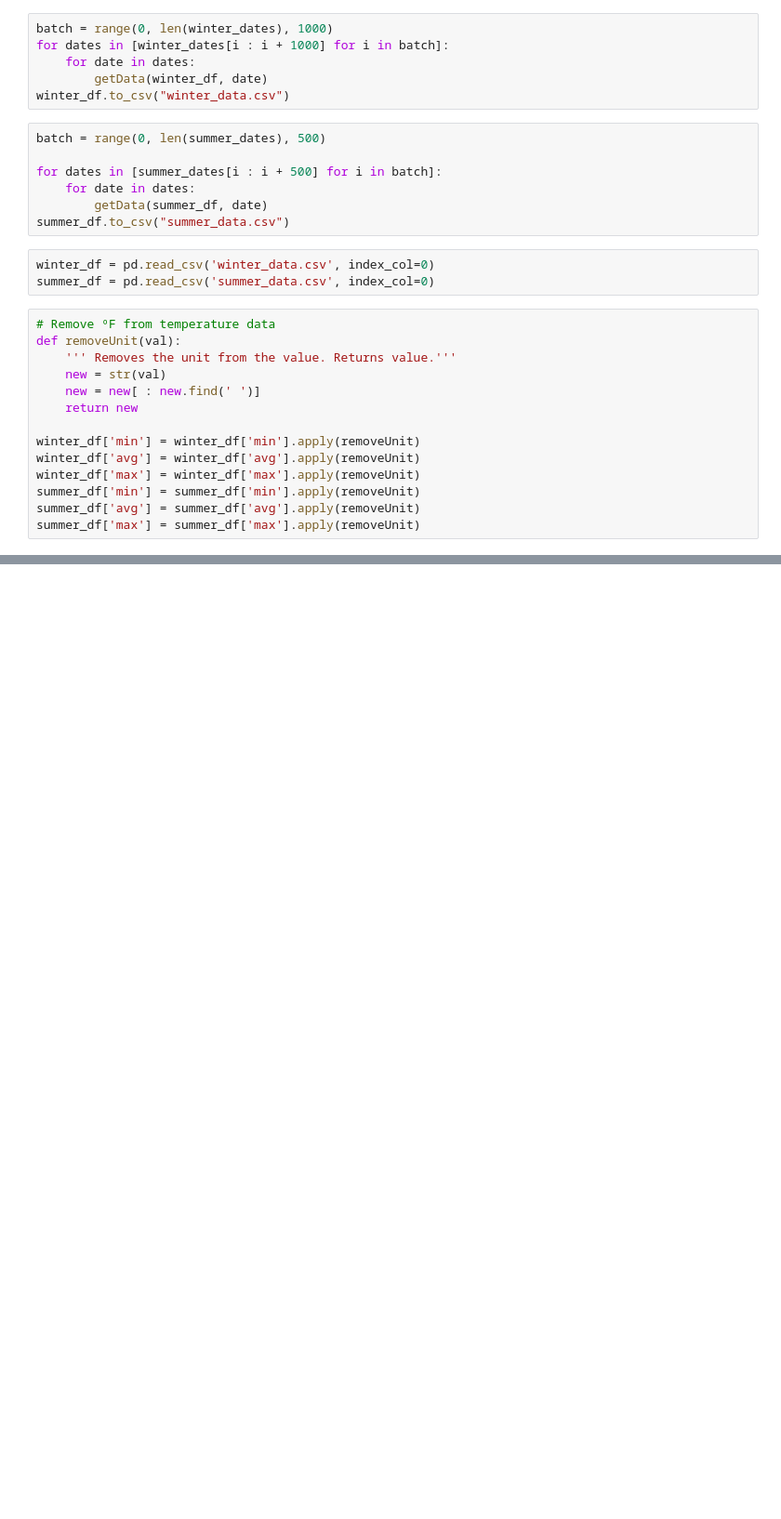
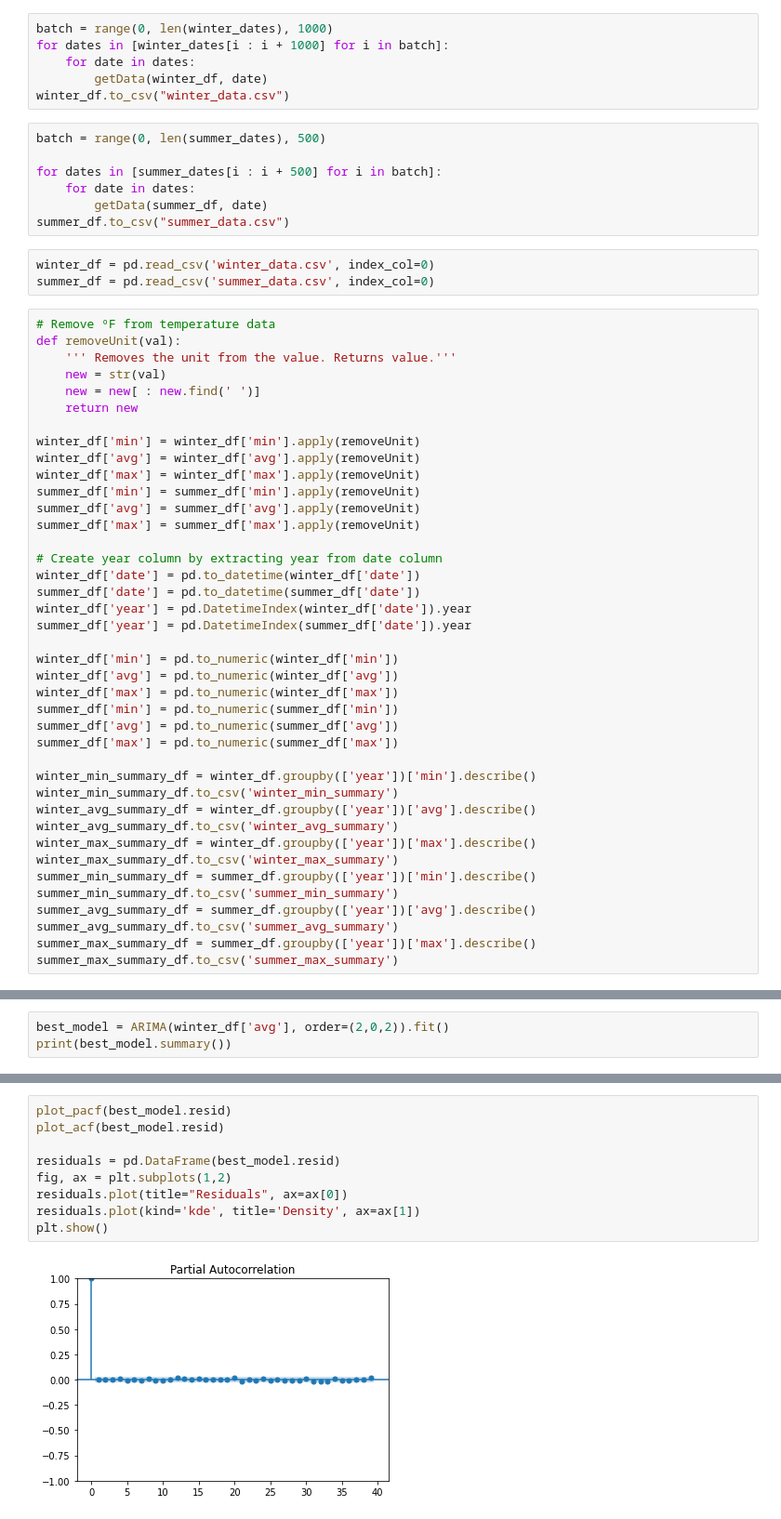
Before and after one commit to gk400/418-final-project, a Jupyter notebook: gurleen.ipynb, the cells around one changed output, grey strips where cells are left out. Shown at 93% size. Drawn from its saved outputs; the diff is of its cells as text; blank space fills up the shorter version.

```diff
--- a/gurleen.ipynb
+++ b/gurleen.ipynb
@@ -71,3 +72,29 @@ winter_df['max'] = winter_df['max'].apply(removeUnit)
 summer_df['min'] = summer_df['min'].apply(removeUnit)
 summer_df['avg'] = summer_df['avg'].apply(removeUnit)
 summer_df['max'] = summer_df['max'].apply(removeUnit)
+
+# Create year column by extracting year from date column
+winter_df['date'] = pd.to_datetime(winter_df['date'])
+summer_df['date'] = pd.to_datetime(summer_df['date'])
+winter_df['year'] = pd.DatetimeIndex(winter_df['date']).year
+summer_df['year'] = pd.DatetimeIndex(summer_df['date']).year
+
+winter_df['min'] = pd.to_numeric(winter_df['min'])
+winter_df['avg'] = pd.to_numeric(winter_df['avg'])
+winter_df['max'] = pd.to_numeric(winter_df['max'])
+summer_df['min'] = pd.to_numeric(summer_df['min'])
+summer_df['avg'] = pd.to_numeric(summer_df['avg'])
+summer_df['max'] = pd.to_numeric(summer_df['max'])
+
+winter_min_summary_df = winter_df.groupby(['year'])['min'].describe()
+winter_min_summary_df.to_csv('winter_min_summary')
+winter_avg_summary_df = winter_df.groupby(['year'])['avg'].describe()
+winter_avg_summary_df.to_csv('winter_avg_summary')
+winter_max_summary_df = winter_df.groupby(['year'])['max'].describe()
+winter_max_summary_df.to_csv('winter_max_summary')
+summer_min_summary_df = summer_df.groupby(['year'])['min'].describe()
+summer_min_summary_df.to_csv('summer_min_summary')
+summer_avg_summary_df = summer_df.groupby(['year'])['avg'].describe()
+summer_avg_summary_df.to_csv('summer_avg_summary')
+summer_max_summary_df = summer_df.groupby(['year'])['max'].describe()
+summer_max_summary_df.to_csv('summer_max_summary')
@@ -73,0 +178,3 @@ summer_df['max'] = summer_df['max'].apply(removeUnit)
+# %%
+best_model = ARIMA(winter_df['avg'], order=(2,0,2)).fit()
+print(best_model.summary())
@@ -73,0 +209,11 @@ summer_df['max'] = summer_df['max'].apply(removeUnit)
+# %%
+plot_pacf(best_model.resid)
+plot_acf(best_model.resid)
+
+residuals = pd.DataFrame(best_model.resid)
+fig, ax = plt.subplots(1,2)
+residuals.plot(title="Residuals", ax=ax[0])
+residuals.plot(kind='kde', title='Density', ax=ax[1])
+plt.show()
+# %% [output]
+[figure, added]
```
Also changed, not shown: parts of 12 cells of this notebook.
